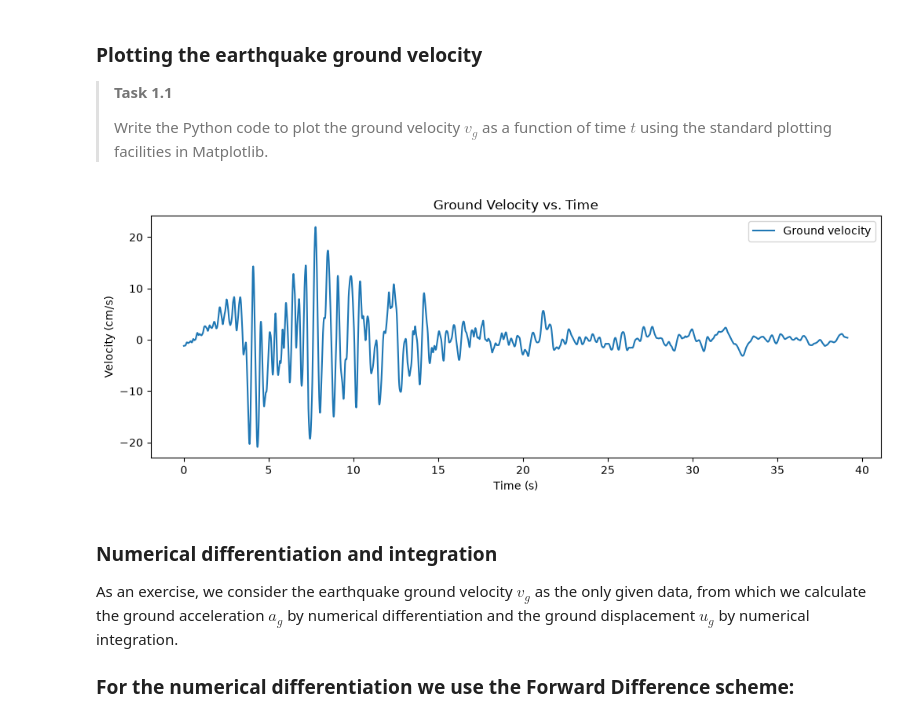
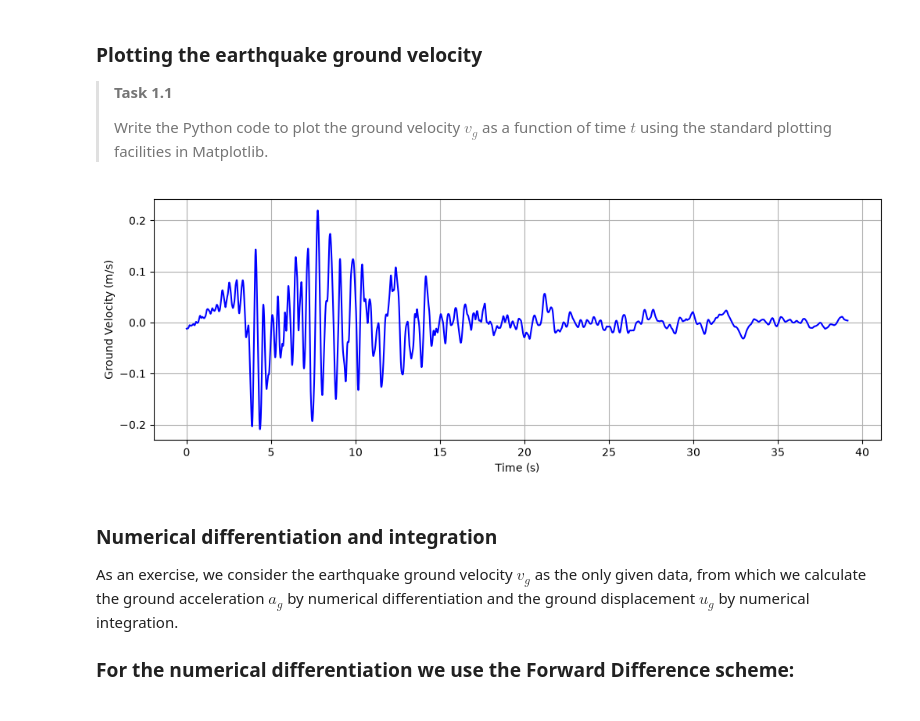
Before and after one commit to AleMarte2004/Group_Assignment_1.2, a Jupyter notebook: 1Ddynamics.ipynb, the cells around one changed output. Cells and saved outputs as stored; diff of their text form; code cells hidden in the pictures.

```diff
--- a/1Ddynamics.ipynb
+++ b/1Ddynamics.ipynb
@@ -87,13 +95,16 @@ t = np.linspace(start=0, stop=dt * num, num=num)
 # %%
+import matplotlib.pyplot as plt
+
+# vg is given in cm/s; convert to m/s for the requested axis label
 plt.figure(figsize=(12, 4))
-plt.plot(t, vg, label="Ground velocity")
+plt.plot(t, vg / 100.0, color="blue")
+
 plt.xlabel("Time (s)")
-plt.ylabel("Velocity (cm/s)")
-plt.title("Ground Velocity vs. Time")
-plt.legend()
+plt.ylabel("Ground Velocity (m/s)")
+plt.grid(True)
 plt.show()
 # %% [output]
-[figure, old version]
+[figure, new version]
 # %% [markdown]
 ### Numerical differentiation and integration
 
```
Also changed, not shown: parts of 14 cells of this notebook.
